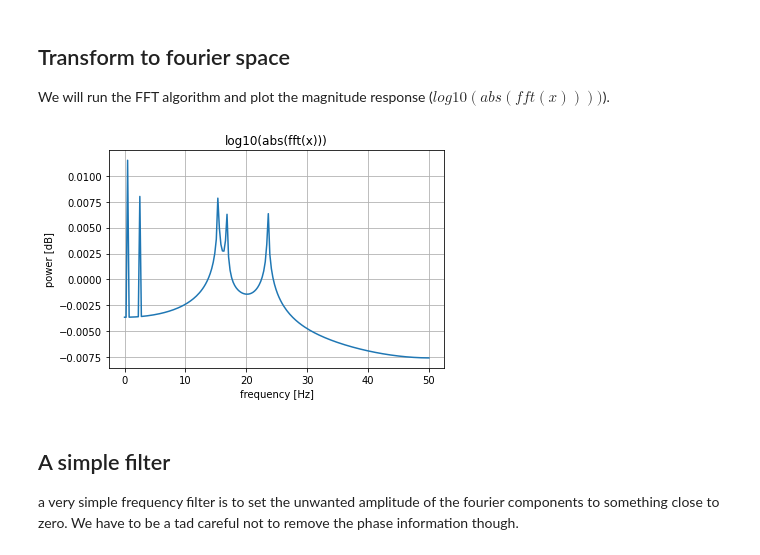
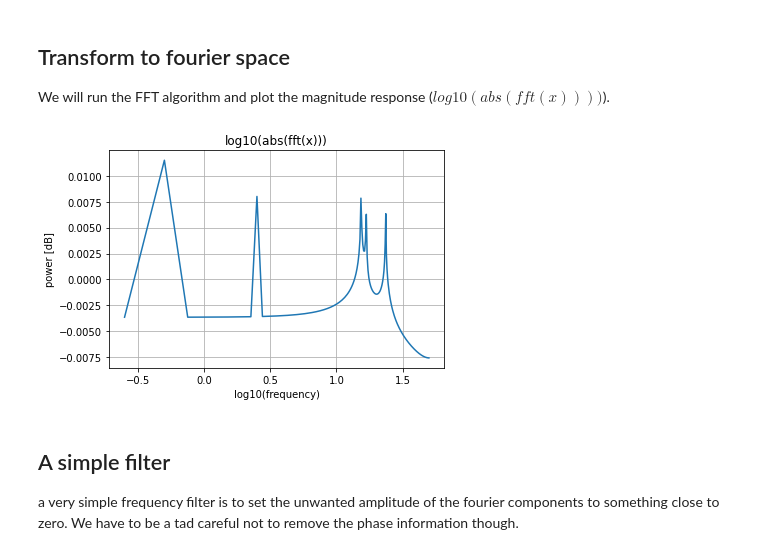
Before and after one commit to christianreiser/course_eeg_WS2020, a Jupyter notebook: exercises/ex2.ipynb, the cells around one changed output. Saved outputs shown, nothing was run; the diff lists cells and outputs as text; code cells hidden in the pictures.

```diff
--- a/exercises/ex2.ipynb
+++ b/exercises/ex2.ipynb
@@ -35,32 +35,32 @@ We will run the FFT algorithm and plot the magnitude response ($log10(abs(fft(x)
 # %%
 from scipy.fft import fft, ifft
 import matplotlib.pyplot as plt
 
 
 nsamples = 400 # Number of sample points
 
 
 sample_rate = 100.0
 
 
 t = arange(nsamples) / sample_rate
 
 
 x = cos(2*pi*0.5*t) + 0.2*sin(2*pi*2.5*t+0.1) + \
         0.2*sin(2*pi*15.3*t) + 0.1*sin(2*pi*16.7*t + 0.1) + \
             0.1*sin(2*pi*23.45*t+.8)
 xf = fft(x)
 xf_mag = np.log10(abs(fft(x)))
 
 tf = np.linspace(0.0, 1.0/(2.0/sample_rate), nsamples//2)
-plt.plot(tf, 2.0/nsamples * xf_mag[0:nsamples//2])
+plt.plot(np.log10(tf), 2.0/nsamples * xf_mag[0:nsamples//2])
 plt.title('log10(abs(fft(x)))')
 plt.ylabel('power [dB]')
-plt.xlabel('frequency [Hz]')
+plt.xlabel('log10(frequency)')
 plt.grid()
 plt.show()
 # %% [output]
-[figure, old version]
+[figure, new version]
 # %% [markdown]
 ## A simple filter
 a very simple frequency filter is to set the unwanted amplitude of the fourier components to something close to zero.  We have to be a tad careful not to remove the phase information though.
```
Also changed, not shown: parts of 2 cells of this notebook.
